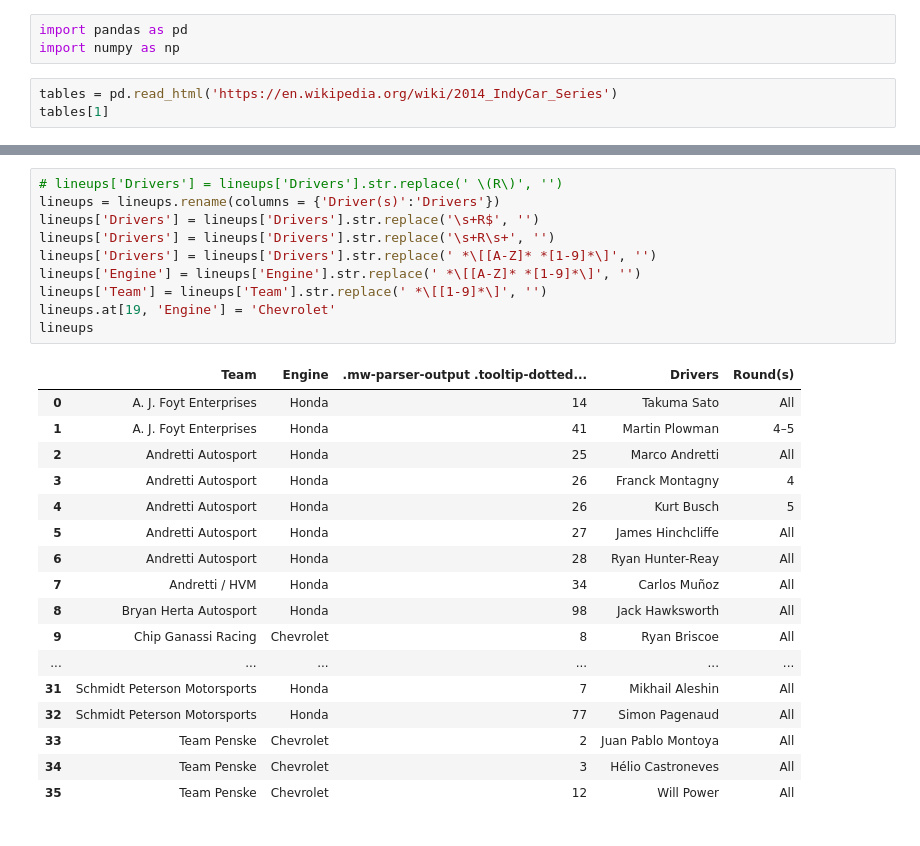
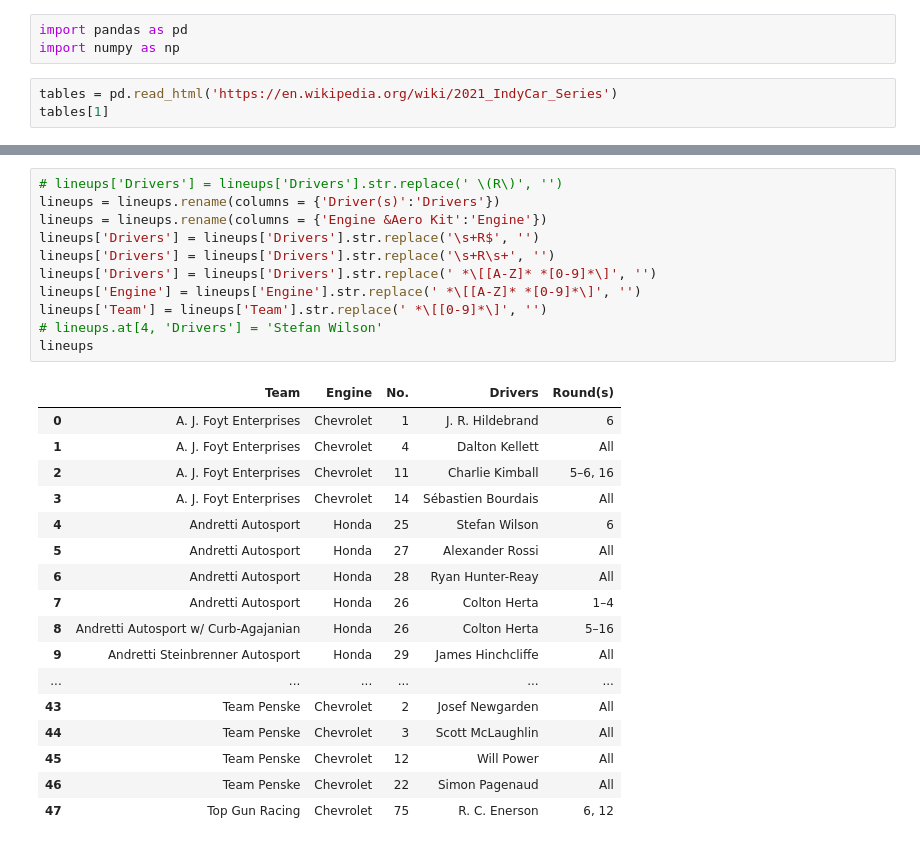
Before and after one commit to kztrp/MotorsportStats, a Jupyter notebook: IndycarCalendarImporter.ipynb, the cells around one changed output, grey strips where cells are left out. Drawn from its saved outputs; the diff is of its cells as text.

```diff
--- a/IndycarCalendarImporter.ipynb
+++ b/IndycarCalendarImporter.ipynb
@@ -2,6 +2,6 @@
 import pandas as pd
 import numpy as np
 # %%
-tables = pd.read_html('https://en.wikipedia.org/wiki/2014_IndyCar_Series')
+tables = pd.read_html('https://en.wikipedia.org/wiki/2021_IndyCar_Series')
 tables[1]
 # %% [output]
@@ -50,31 +51,32 @@ results
 # %%
 # lineups['Drivers'] = lineups['Drivers'].str.replace(' \(R\)', '')
 lineups = lineups.rename(columns = {'Driver(s)':'Drivers'})
+lineups = lineups.rename(columns = {'Engine &Aero Kit':'Engine'})
 lineups['Drivers'] = lineups['Drivers'].str.replace('\s+R$', '')
 lineups['Drivers'] = lineups['Drivers'].str.replace('\s+R\s+', '')
-lineups['Drivers'] = lineups['Drivers'].str.replace(' *\[[A-Z]* *[1-9]*\]', '')
-lineups['Engine'] = lineups['Engine'].str.replace(' *\[[A-Z]* *[1-9]*\]', '')
-lineups['Team'] = lineups['Team'].str.replace(' *\[[1-9]*\]', '')
-lineups.at[19, 'Engine'] = 'Chevrolet'
+lineups['Drivers'] = lineups['Drivers'].str.replace(' *\[[A-Z]* *[0-9]*\]', '')
+lineups['Engine'] = lineups['Engine'].str.replace(' *\[[A-Z]* *[0-9]*\]', '')
+lineups['Team'] = lineups['Team'].str.replace(' *\[[0-9]*\]', '')
+# lineups.at[4, 'Drivers'] = 'Stefan Wilson'
 lineups
 # %% [output]
-|  | Team | Engine | .mw-parser-output .tooltip-dotted... | Drivers | Round(s) |
-| 0 | A. J. Foyt Enterprises | Honda | 14 | Takuma Sato | All |
-| 1 | A. J. Foyt Enterprises | Honda | 41 | Martin Plowman | 4–5 |
-| 2 | Andretti Autosport | Honda | 25 | Marco Andretti | All |
-| 3 | Andretti Autosport | Honda | 26 | Franck Montagny | 4 |
-| 4 | Andretti Autosport | Honda | 26 | Kurt Busch | 5 |
-| 5 | Andretti Autosport | Honda | 27 | James Hinchcliffe | All |
+|  | Team | Engine | No. | Drivers | Round(s) |
+| 0 | A. J. Foyt Enterprises | Chevrolet | 1 | J. R. Hildebrand | 6 |
+| 1 | A. J. Foyt Enterprises | Chevrolet | 4 | Dalton Kellett | All |
+| 2 | A. J. Foyt Enterprises | Chevrolet | 11 | Charlie Kimball | 5–6, 16 |
+| 3 | A. J. Foyt Enterprises | Chevrolet | 14 | Sébastien Bourdais | All |
+| 4 | Andretti Autosport | Honda | 25 | Stefan Wilson | 6 |
+| 5 | Andretti Autosport | Honda | 27 | Alexander Rossi | All |
 | 6 | Andretti Autosport | Honda | 28 | Ryan Hunter-Reay | All |
-| 7 | Andretti / HVM | Honda | 34 | Carlos Muñoz | All |
-| 8 | Bryan Herta Autosport | Honda | 98 | Jack Hawksworth | All |
-| 9 | Chip Ganassi Racing | Chevrolet | 8 | Ryan Briscoe | All |
+| 7 | Andretti Autosport | Honda | 26 | Colton Herta | 1–4 |
+| 8 | Andretti Autosport w/ Curb-Agajanian | Honda | 26 | Colton Herta | 5–16 |
+| 9 | Andretti Steinbrenner Autosport | Honda | 29 | James Hinchcliffe | All |
 | ... | ... | ... | ... | ... | ... |
-| 31 | Schmidt Peterson Motorsports | Honda | 7 | Mikhail Aleshin | All |
-| 32 | Schmidt Peterson Motorsports | Honda | 77 | Simon Pagenaud | All |
-| 33 | Team Penske | Chevrolet | 2 | Juan Pablo Montoya | All |
-| 34 | Team Penske | Chevrolet | 3 | Hélio Castroneves | All |
-| 35 | Team Penske | Chevrolet | 12 | Will Power | All |
+| 43 | Team Penske | Chevrolet | 2 | Josef Newgarden | All |
+| 44 | Team Penske | Chevrolet | 3 | Scott McLaughlin | All |
+| 45 | Team Penske | Chevrolet | 12 | Will Power | All |
+| 46 | Team Penske | Chevrolet | 22 | Simon Pagenaud | All |
+| 47 | Top Gun Racing | Chevrolet | 75 | R. C. Enerson | 6, 12 |
 # %%
 # results.columns = results.columns.droplevel()
 # results = results.rename(columns = {'Winning driver':'Winner'})
```
Also changed, not shown: parts of 8 cells of this notebook, 3 other files.
